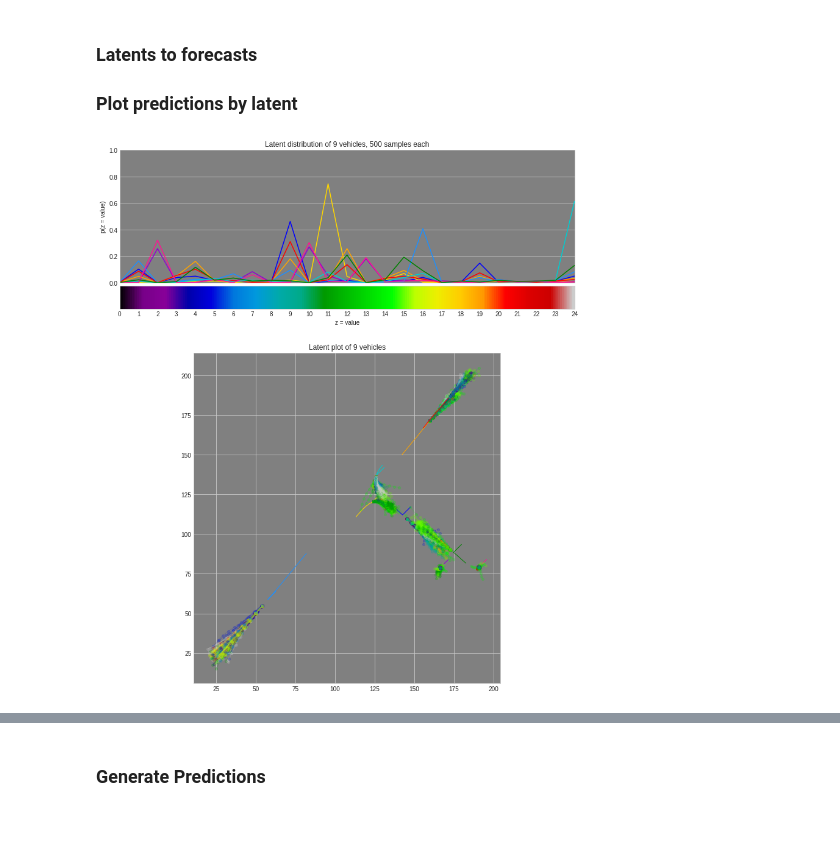
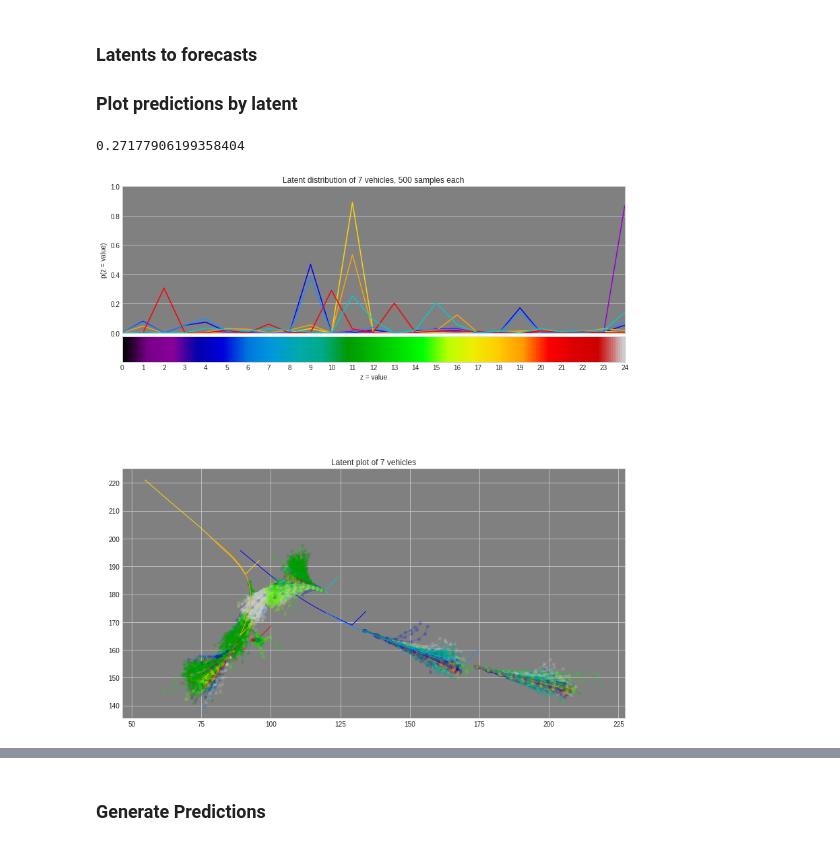
Before and after one commit to fireofearth/Trajectron-plus-plus, a Jupyter notebook: experiments/nuScenes/obtain-forecasts-metadata.ipynb, the cells around one changed output, grey strips where cells are left out. Saved outputs shown, nothing was run; the diff lists cells and outputs as text; code cells hidden in the pictures.

```diff
--- a/experiments/nuScenes/obtain-forecasts-metadata.ipynb
+++ b/experiments/nuScenes/obtain-forecasts-metadata.ipynb
@@ -114,7 +117,7 @@ with open('../processed/nuScenes_test_full.pkl', 'rb') as f:
 eval_scenes = eval_env.scenes
 # %%
 # Load model
-log_dir = './models'
+log_dir = './models/20210622'
 
 # for provided, use ts=12
 # model_name = 'int_ee_me'
@@ -132,5 +135,5 @@ model_name = 'models_19_Mar_2021_22_14_19_int_ee_me_ph8'
 
 model_dir = os.path.join(log_dir, model_name)
 eval_stg, hyp = load_model(
-    model_dir, eval_env, ts=20)
+    model_dir, eval_env, ts=20, device='cuda:0')
 # %% [output]
@@ -178,7 +181,10 @@ def sample_8():
     # send to Heejin
     return get_scene('556'), 6
 
-scene, t = sample_8()
+def sample_9():
+    return get_scene('1'), 6
+
+scene, t = sample_1()
 
 ph = 8
 num_samples = 100
@@ -403,11 +405,23 @@ def plot_behavior(z, predictions, nodes):
     axes[-1,-1].set_ylim([y_min, y_max])
     axes[-1,-1].set_visible(False)
     return fig, axes
+# %%
+start = timer()
+with torch.no_grad():
+    z,zz, predictions, nodes, predictions_dict, latent_probs = generate_vehicle_latents(
+            num_samples=11000,
+            z_mode=False, gmm_mode = False,
+            full_dist = False, all_z_sep = False)
+end = timer()
+print(end - start)
+# %% [output]
+0.27177906199358404
 # %%
-z,zz, predictions, nodes, predictions_dict, latent_probs = generate_vehicle_latents(
-        num_samples=500,
-        z_mode=False, gmm_mode = False,
-        full_dist = False, all_z_sep = False)
+with torch.no_grad():
+    z,zz, predictions, nodes, predictions_dict, latent_probs = generate_vehicle_latents(
+            num_samples=500,
+            z_mode=False, gmm_mode = False,
+            full_dist = False, all_z_sep = False)
 # %%
 colors = cm.nipy_spectral(np.linspace(0, 1, 25))
 z_counts = np.sum(zz, axis=0) / z.shape[1]
@@ -433,37 +447,37 @@ ax1.get_xaxis().set_ticks([])
 scalarmappaple = cm.ScalarMappable(cmap=cm.nipy_spectral)
 scalarmappaple.set_array(range(0, 25))
 plt.colorbar(scalarmappaple, ax=ax1, orientation='horizontal',
              pad=0.01,
              ticks=range(0, 25),
              label="z = value")
 
 ax.set_facecolor("grey")
 ax.set_title(f"Latent plot of {n_vehicles} vehicles")
 ax.set_aspect('equal')
 
 for idx, node in enumerate(nodes):
     player_past = histories_dict[t][node]
     player_past = np.vstack((player_past, player_past[-1][None] + 5))
 
     ax.plot(player_past[:,0], player_past[:,1],
             color=AGENT_COLORS[idx % NCOLORS],
             linewidth=1)
 
     # latent variable z corresponding to vehicle.
     zn = z[idx]
     pn = predictions[idx]
     for jdx in range(zn.shape[0]):
         color = colors[zn[jdx]]
         ax.plot(pn[jdx, :, 0], pn[jdx, :, 1],
                 marker='o',
                  color=color,
                 linewidth=1, alpha=0.2, markersize=4)
 
-fn = f"predict_scene{scene.name}_t{timesteps[0]}_comb_latents.png"
-fp = os.path.join('plots', fn)
-fig.savefig(fp)
+# fn = f"predict_scene{scene.name}_t{timesteps[0]}_comb_latents.png"
+# fp = os.path.join('plots', fn)
+# fig.savefig(fp)
 # %% [output]
-[figure, old version]
+[figure, new version]
 # %%
 fig, ax = plot_behavior(z, predictions, nodes)
 fn = f"predict_scene{scene.name}_t{timesteps[0]}_each_latents.png"
```
Also changed, not shown: parts of 11 cells of this notebook, 6 other files.
